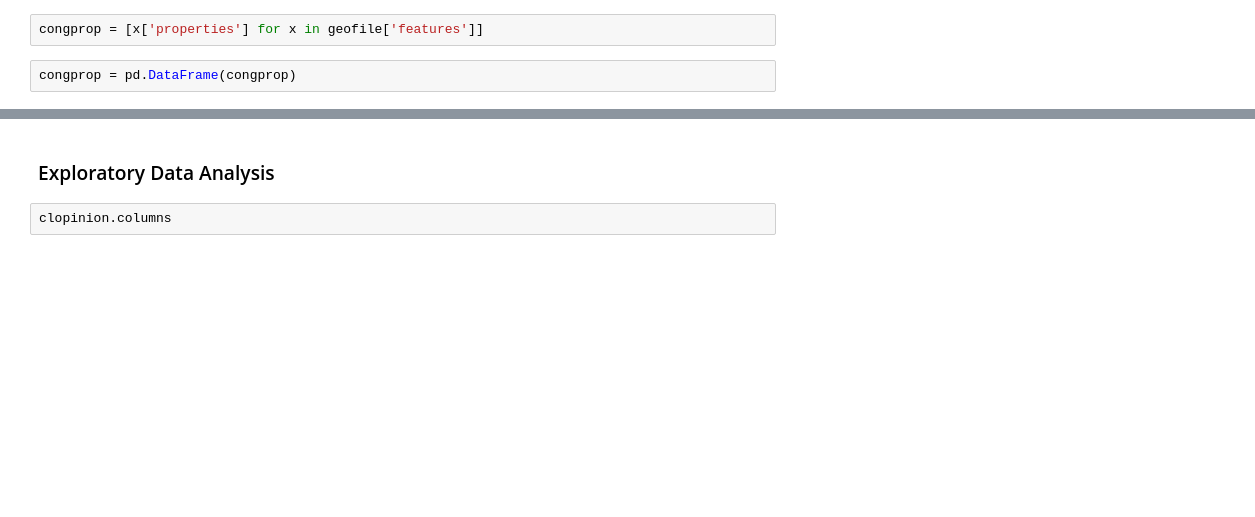
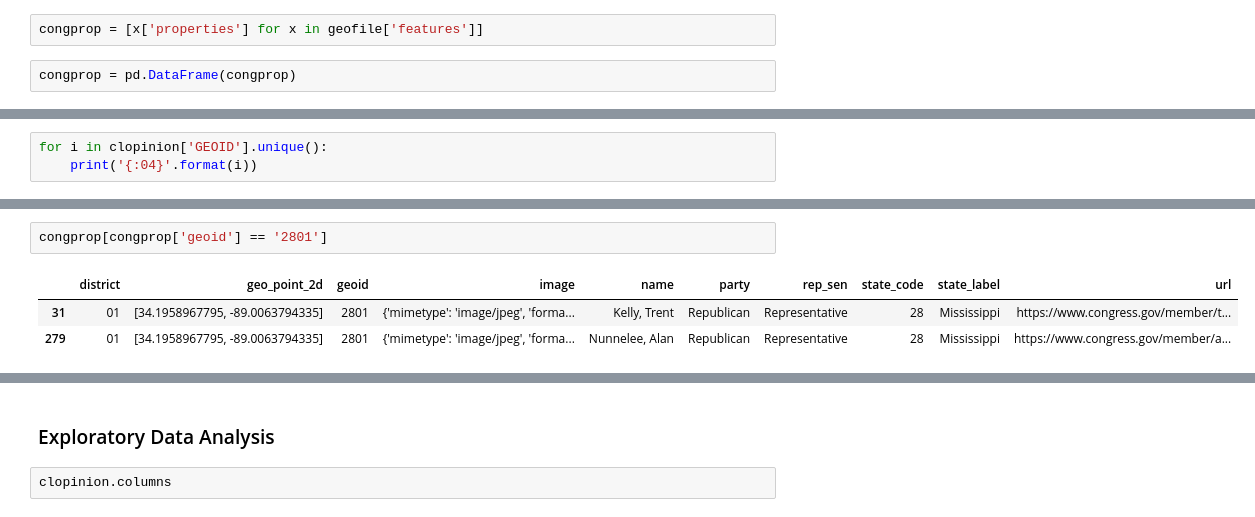
Before and after one commit to SophieNiu/infovisfinal, a Jupyter notebook: SI649 - Matt's Data Exploration.ipynb, the cells around one changed output, grey strips where cells are left out. Drawn from its saved outputs; the diff is of its cells as text; blank space fills up the shorter version.

```diff
--- a/SI649 - Matt's Data Exploration.ipynb
+++ b/SI649 - Matt's Data Exploration.ipynb
@@ -169,0 +215,3 @@ congprop = pd.DataFrame(congprop)
+# %%
+for i in clopinion['GEOID'].unique():
+    print('{:04}'.format(i))
@@ -169,0 +320,6 @@ congprop = pd.DataFrame(congprop)
+# %%
+congprop[congprop['geoid'] == '2801']
+# %% [output]
+|  | district | geo_point_2d | geoid | image | name | party | rep_sen | state_code | state_label | url |
+| 31 | 01 | [34.1958967795, -89.0063794335] | 2801 | {'mimetype': 'image/jpeg', 'forma... | Kelly, Trent | Republican | Representative | 28 | Mississippi | https://www.congress.gov/member/t... |
+| 279 | 01 | [34.1958967795, -89.0063794335] | 2801 | {'mimetype': 'image/jpeg', 'forma... | Nunnelee, Alan | Republican | Representative | 28 | Mississippi | https://www.congress.gov/member/a... |
```
Also changed, not shown: parts of 44 cells of this notebook, 2 other files.
